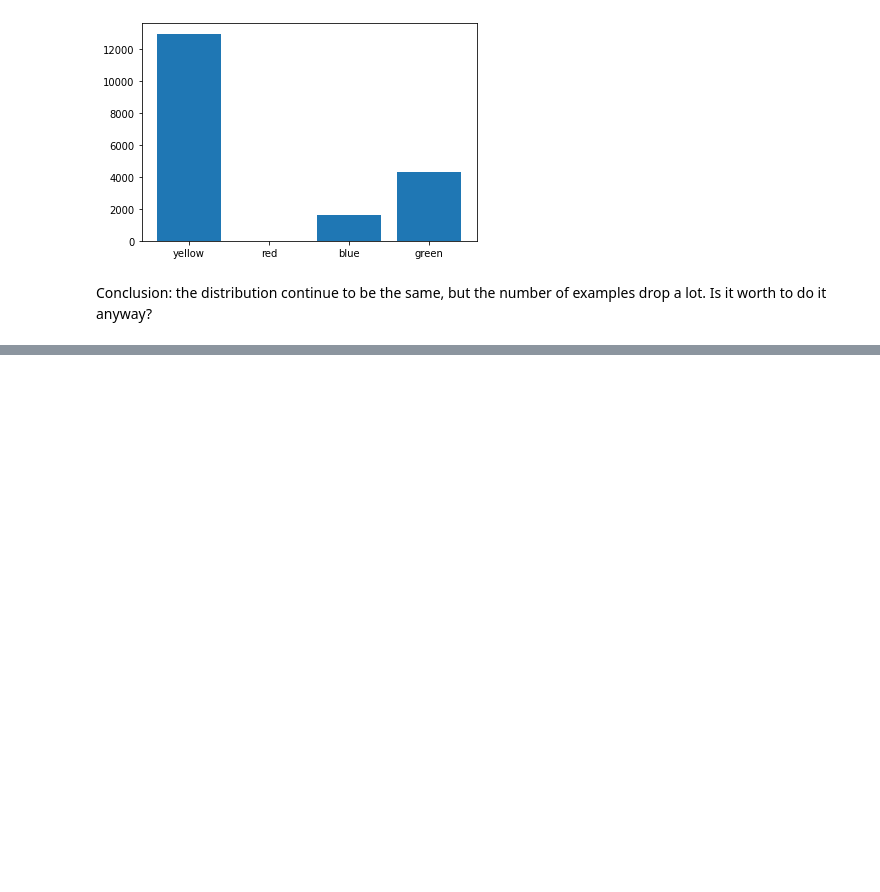
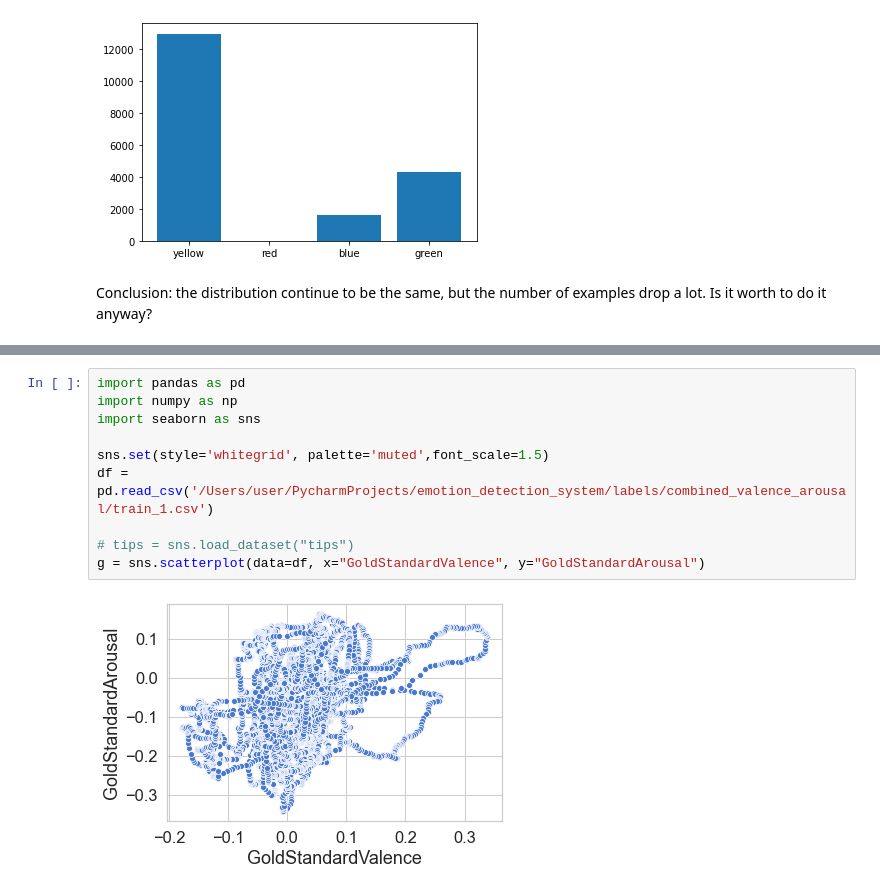
Before and after one commit to annanda/emotion_detection_for_children_with_asd, a Jupyter notebook: jupyter_notebooks/Research Journal.ipynb, the cells around one changed output, grey strips where cells are left out. Drawn from its saved outputs; the diff is of its cells as text; blank space fills up the shorter version.

```diff
--- a/jupyter_notebooks/Research Journal.ipynb
+++ b/jupyter_notebooks/Research Journal.ipynb
@@ -952,0 +997,12 @@ Is it worth to do it anyway?
+# %%
+import pandas as pd
+import numpy as np
+import seaborn as sns
+
+sns.set(style='whitegrid', palette='muted',font_scale=1.5)
+df = pd.read_csv('/Users/user/PycharmProjects/emotion_detection_system/labels/combined_valence_arousal/train_1.csv')
+
+# tips = sns.load_dataset("tips")
+g = sns.scatterplot(data=df, x="GoldStandardValence", y="GoldStandardArousal")
+# %% [output]
+[figure, added]
```
Also changed, not shown: parts of 5 cells of this notebook, 31 other files.
